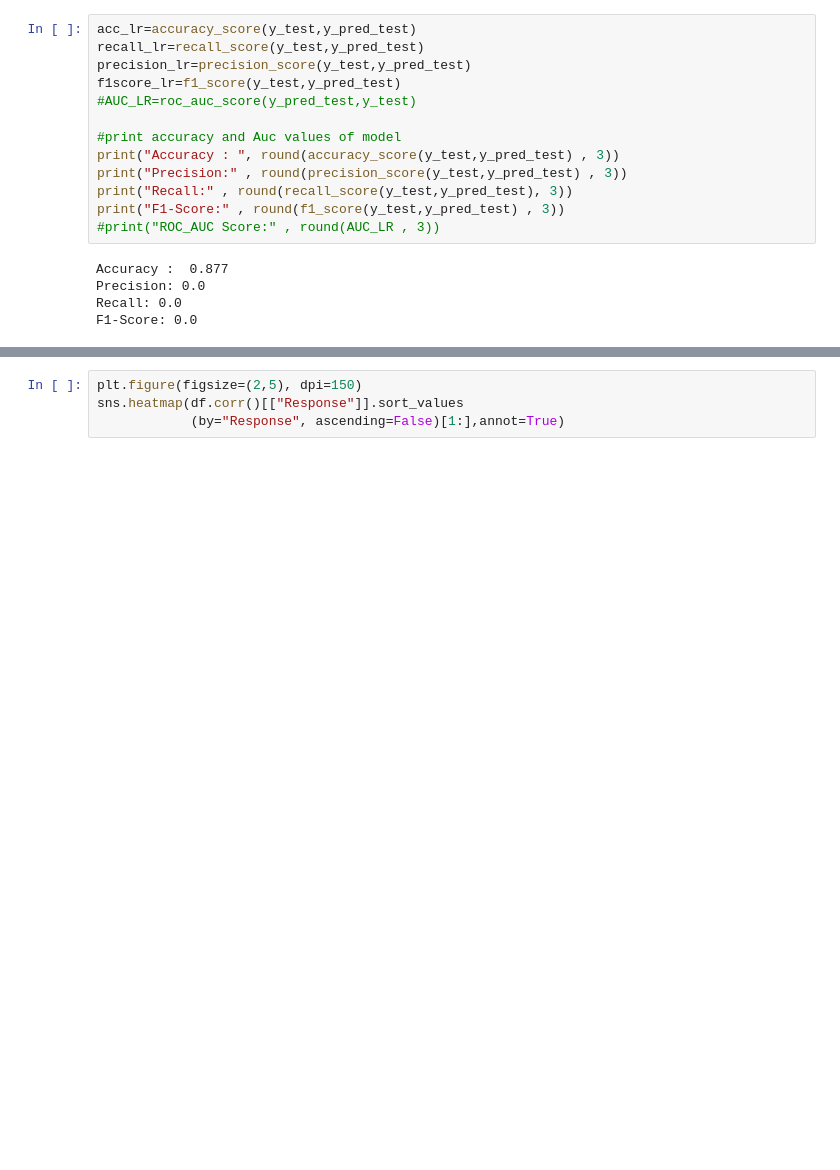
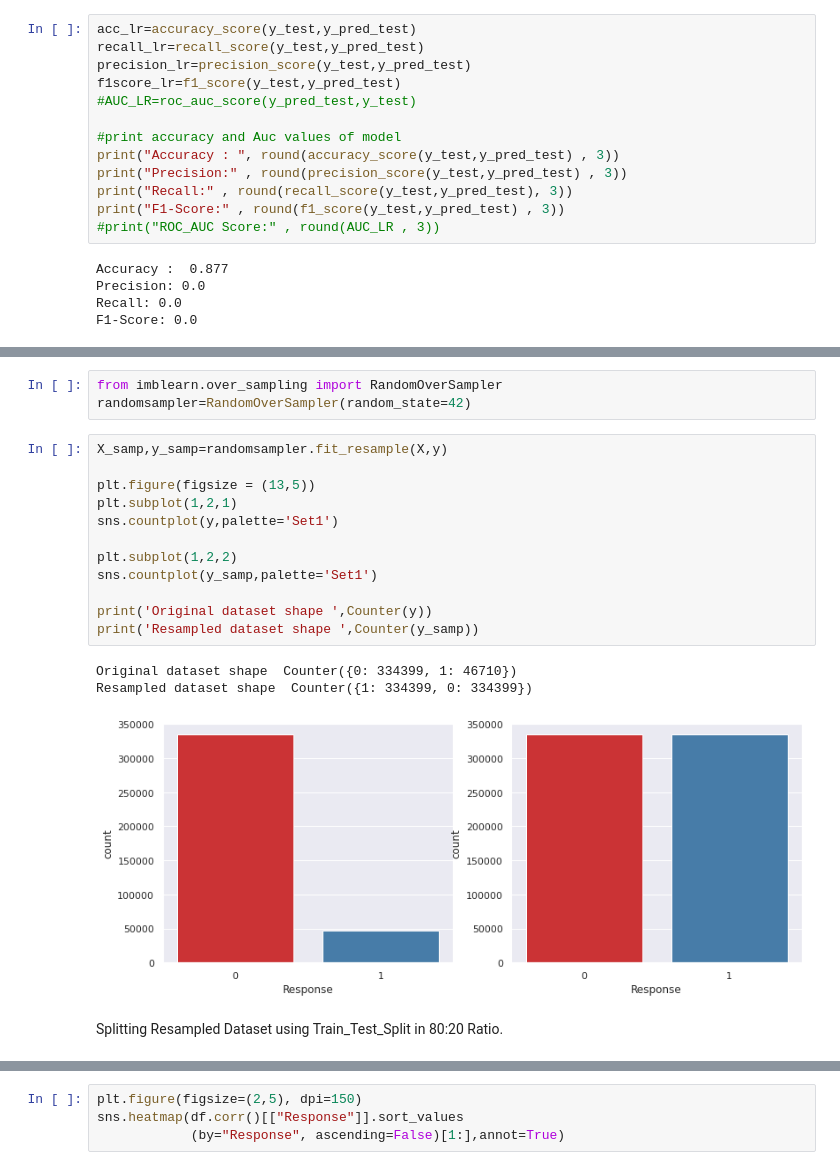
Before and after one commit to GoPlusUltra/Health-Insurance-Cross-Sell-Prediction-Model, a Jupyter notebook: HEALTH_INSURANCE_CROSS_SELL_PREDICTION.ipynb, the cells around one changed output, grey strips where cells are left out. Drawn from its saved outputs; the diff is of its cells as text; blank space fills up the shorter version.

Commit message:
Created a model with Random_Over_Sampling

```diff
--- a/HEALTH_INSURANCE_CROSS_SELL_PREDICTION.ipynb
+++ b/HEALTH_INSURANCE_CROSS_SELL_PREDICTION.ipynb
@@ -391,0 +428,21 @@ F1-Score: 0.0
+# %%
+from imblearn.over_sampling import RandomOverSampler
+randomsampler=RandomOverSampler(random_state=42)
+# %%
+X_samp,y_samp=randomsampler.fit_resample(X,y)
+
+plt.figure(figsize = (13,5))
+plt.subplot(1,2,1)
+sns.countplot(y,palette='Set1')
+
+plt.subplot(1,2,2)
+sns.countplot(y_samp,palette='Set1')
+
+print('Original dataset shape ',Counter(y))
+print('Resampled dataset shape ',Counter(y_samp))
+# %% [output]
+Original dataset shape  Counter({0: 334399, 1: 46710})
+Resampled dataset shape  Counter({1: 334399, 0: 334399})
+[figure, added]
+# %% [markdown]
+Splitting Resampled Dataset using Train_Test_Split in 80:20 Ratio.
```
Also changed, not shown: parts of 23 cells of this notebook.
